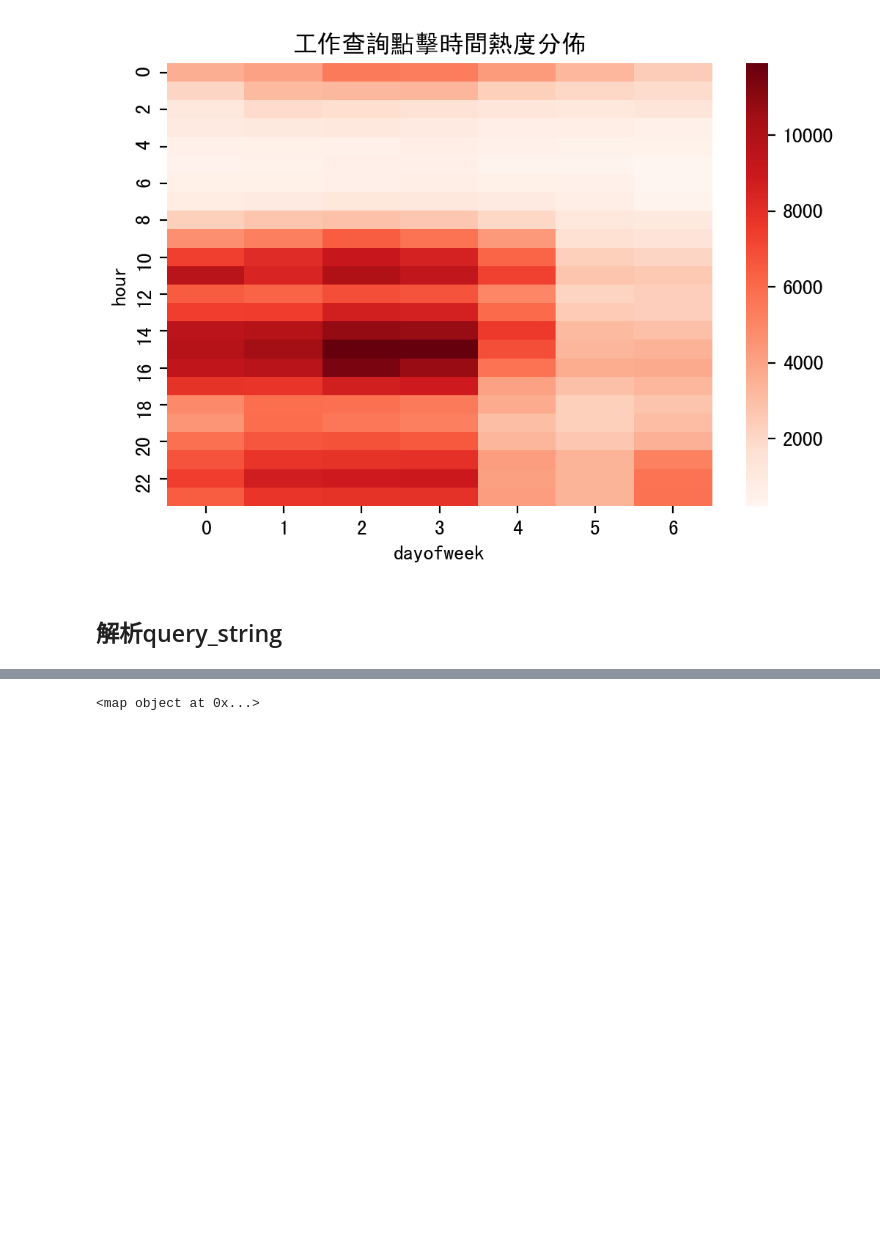
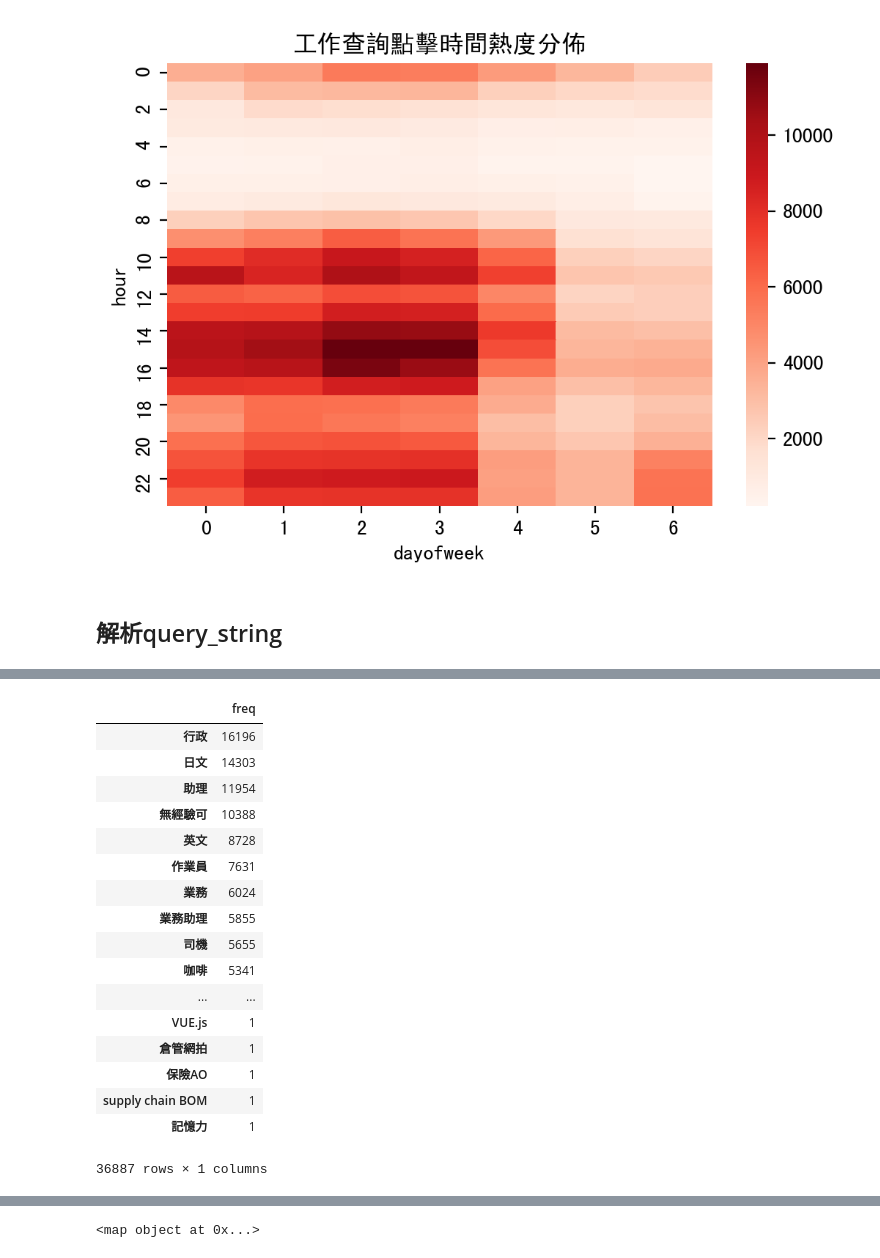
Before and after one commit to kuonumber/201807_104_hr_bank, a Jupyter notebook: 20180710_104_資料清理.ipynb, the cells around one changed output, grey strips where cells are left out. Cells and saved outputs as stored; diff of their text form; code cells hidden in the pictures; blank space fills up the shorter version.

Commit message:
add keyword count file

```diff
--- a/20180710_104_資料清理.ipynb
+++ b/20180710_104_資料清理.ipynb
@@ -777,0 +793,36 @@ df_query_string = pd.DataFrame(parse.parse_qs(query) for query in df_train_click
+# %%
+# %%debug
+list_query_string = []
+for i in df_query_string['keyword'][0:-1]:
+#     print(i)
+    try:
+        list_query_string.append(i[0])
+    except:
+        pass
+# %%
+d = Counter(list_query_string)
+# %%
+df = pd.DataFrame.from_dict(d, orient='index')
+# %%
+df = df.rename(columns={0:'freq'})
+# %%
+df.sort_values('freq',ascending=False).to_csv('./20180714_keyword_2u03.csv')
+# %% [output]
+|  | freq |
+| 行政 | 16196 |
+| 日文 | 14303 |
+| 助理 | 11954 |
+| 無經驗可 | 10388 |
+| 英文 | 8728 |
+| 作業員 | 7631 |
+| 業務 | 6024 |
+| 業務助理 | 5855 |
+| 司機 | 5655 |
+| 咖啡 | 5341 |
+| ... | ... |
+| VUE.js | 1 |
+| 倉管網拍 | 1 |
+| 保險AO | 1 |
+| supply chain BOM | 1 |
+| 記憶力 | 1 |
+36887 rows × 1 columns
```
Also changed, not shown: parts of 8 cells of this notebook, 1 other file.
